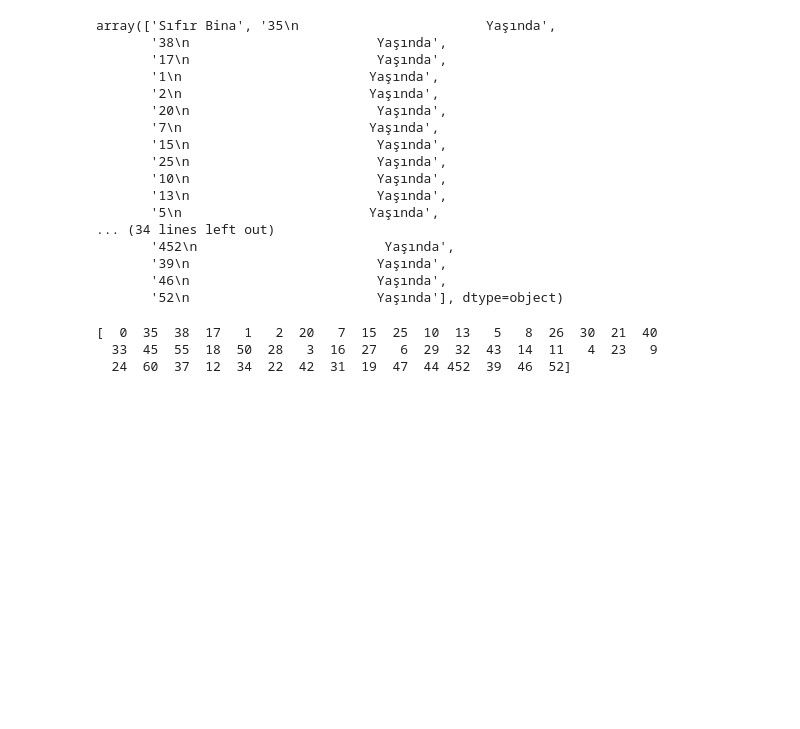
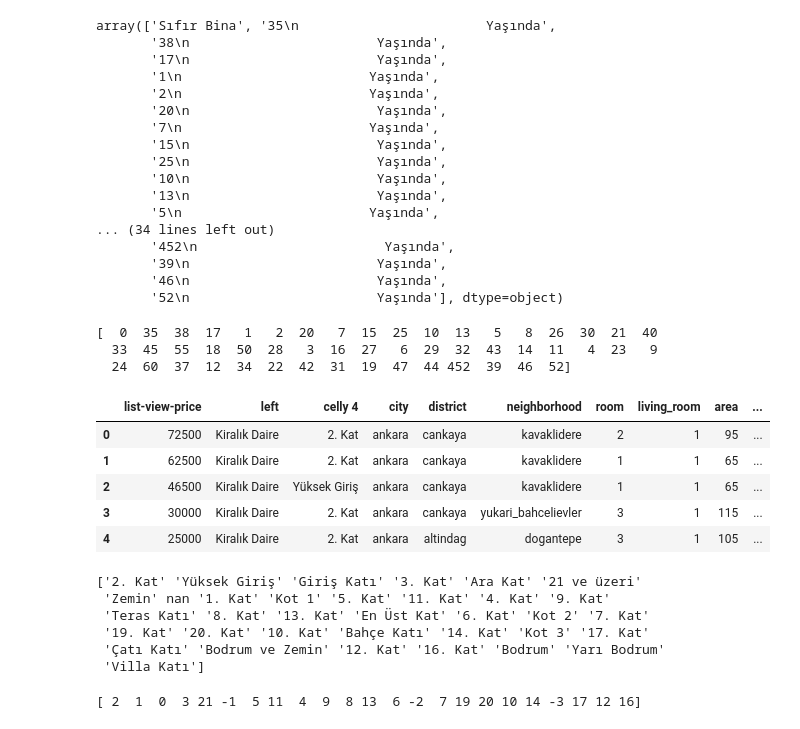
Before and after one commit to bakituncher/homerent, a Jupyter notebook: veriayıklama.ipynb, the cells around one changed output. Saved outputs shown, nothing was run; the diff lists cells and outputs as text; code cells hidden in the pictures; blank space fills up the shorter version.

```diff
--- a/veriayıklama.ipynb
+++ b/veriayıklama.ipynb
@@ -285,3 +286,21 @@ print(df["age"].unique())
 [  0  35  38  17   1   2  20   7  15  25  10  13   5   8  26  30  21  40
   33  45  55  18  50  28   3  16  27   6  29  32  43  14  11   4  23   9
   24  60  37  12  34  22  42  31  19  47  44 452  39  46  52]
+# %%
+df.head()
+# %% [output]
+|  | list-view-price | left | celly 4 | city | district | neighborhood | room | living_room | area | ... |
+| 0 | 72500 | Kiralık Daire | 2. Kat | ankara | cankaya | kavaklidere | 2 | 1 | 95 | ... |
+| 1 | 62500 | Kiralık Daire | 2. Kat | ankara | cankaya | kavaklidere | 1 | 1 | 65 | ... |
+| 2 | 46500 | Kiralık Daire | Yüksek Giriş | ankara | cankaya | kavaklidere | 1 | 1 | 65 | ... |
+| 3 | 30000 | Kiralık Daire | 2. Kat | ankara | cankaya | yukari_bahcelievler | 3 | 1 | 115 | ... |
+| 4 | 25000 | Kiralık Daire | 2. Kat | ankara | altindag | dogantepe | 3 | 1 | 105 | ... |
+# %%
+print(df["celly 4"].unique())
+# %% [output]
+['2. Kat' 'Yüksek Giriş' 'Giriş Katı' '3. Kat' 'Ara Kat' '21 ve üzeri'
+ 'Zemin' nan '1. Kat' 'Kot 1' '5. Kat' '11. Kat' '4. Kat' '9. Kat'
+ 'Teras Katı' '8. Kat' '13. Kat' 'En Üst Kat' '6. Kat' 'Kot 2' '7. Kat'
+ '19. Kat' '20. Kat' '10. Kat' 'Bahçe Katı' '14. Kat' 'Kot 3' '17. Kat'
+ 'Çatı Katı' 'Bodrum ve Zemin' '12. Kat' '16. Kat' 'Bodrum' 'Yarı Bodrum'
+ 'Villa Katı']
@@ -287,0 +332,4 @@ print(df["age"].unique())
+# %%
+print(df["floor"].unique())
+# %% [output]
+[ 2  1  0  3 21 -1  5 11  4  9  8 13  6 -2  7 19 20 10 14 -3 17 12 16]
```
Also changed, not shown: parts of 11 cells of this notebook, 1 other file.
